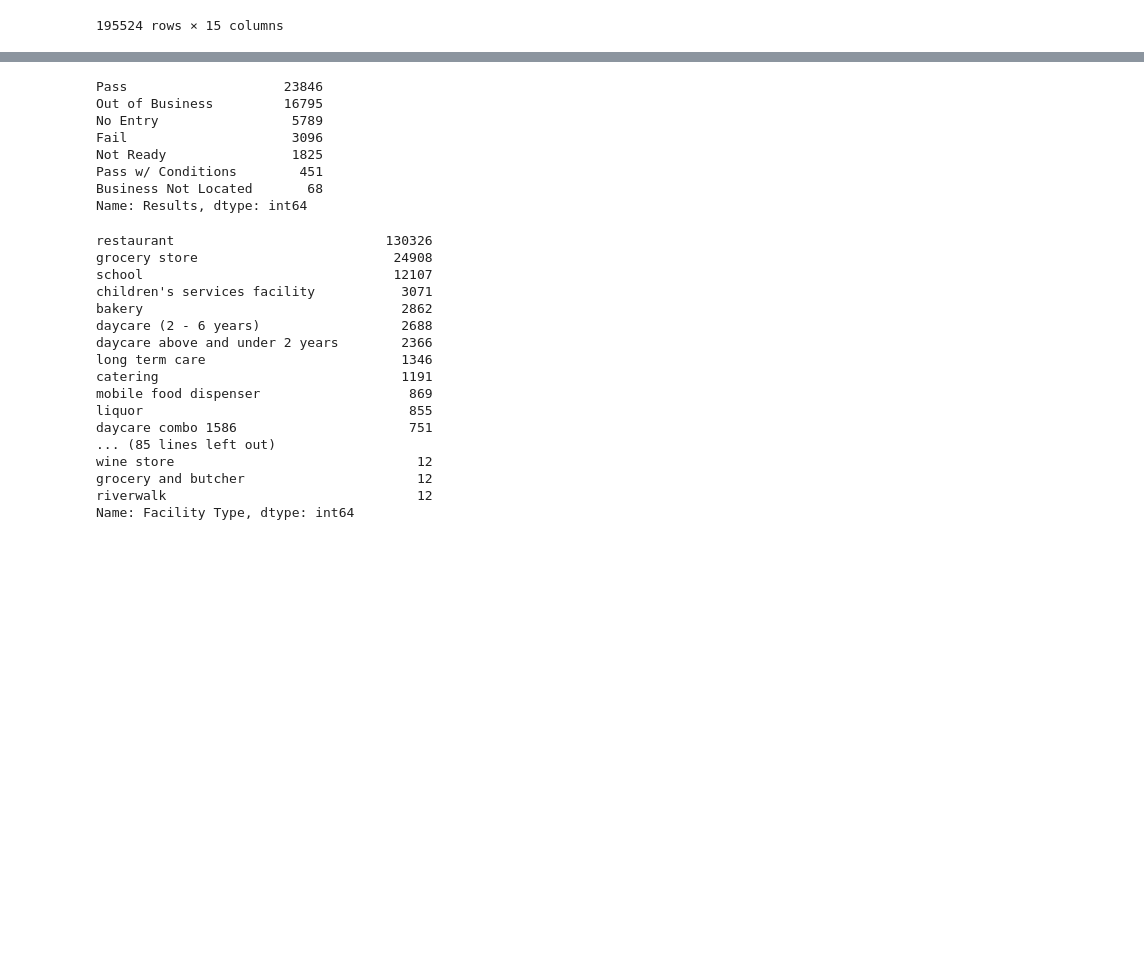
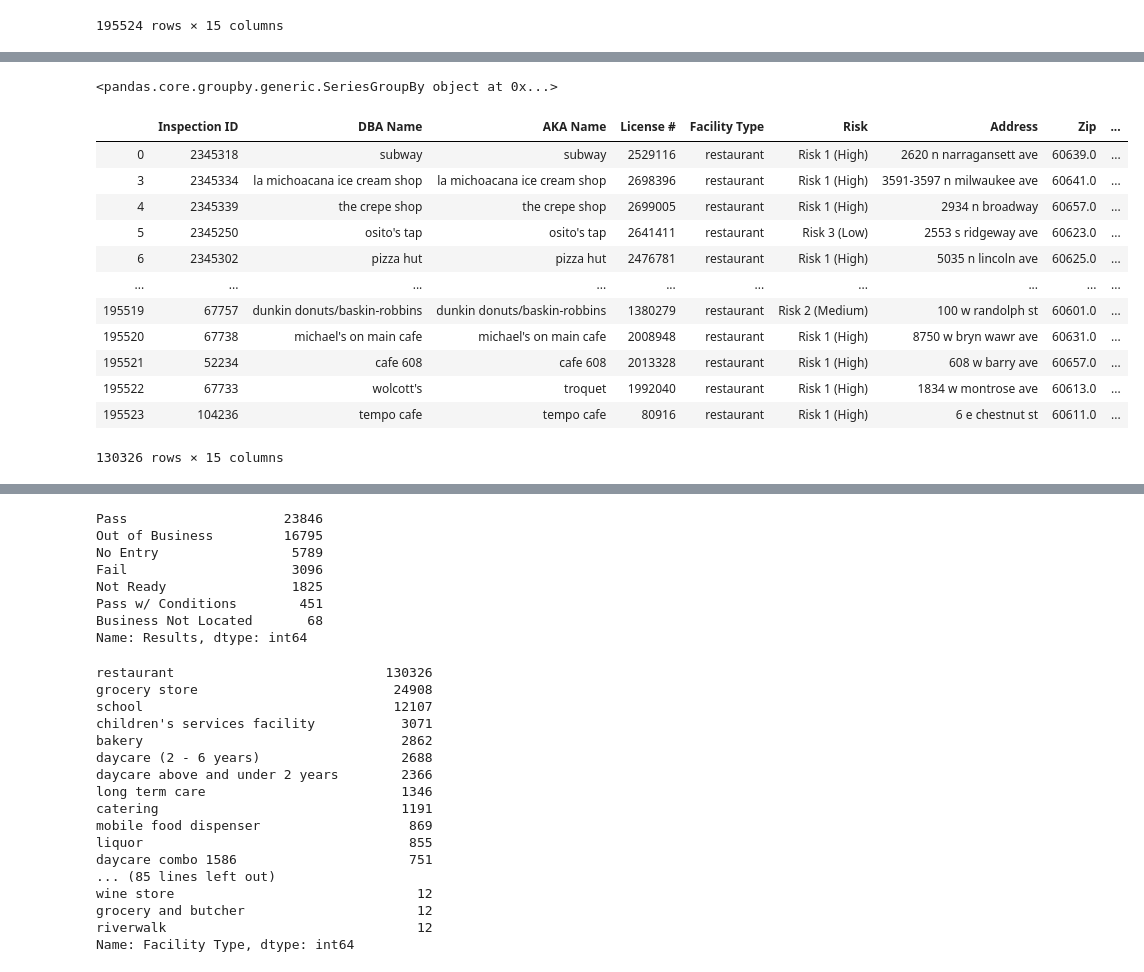
Before and after one commit to kangpl/ADA_2019_Project_MagicADA, a Jupyter notebook: project_zhenyu.ipynb, the cells around one changed output, grey strips where cells are left out. Drawn from its saved outputs; the diff is of its cells as text; code cells hidden in the pictures; blank space fills up the shorter version.

```diff
--- a/project_zhenyu.ipynb
+++ b/project_zhenyu.ipynb
@@ -129,3 +273,25 @@ chicago
+# %%
+chichgo_valid_facility_ = chicago[chicago['Facility Type'].apply(lambda x: x in valid_facility_type)]
+a = chichgo_valid_facility_.groupby("Facility Type")['violation_number']
+a
+# %% [output]
+<pandas.core.groupby.generic.SeriesGroupBy object at 0x...>
+# %%
+chicago.loc[chicago["Facility Type"] == "restaurant", :]
+# %% [output]
+|  | Inspection ID | DBA Name | AKA Name | License # | Facility Type | Risk | Address | Zip | ... |
+| 0 | 2345318 | subway | subway | 2529116 | restaurant | Risk 1 (High) | 2620 n narragansett ave | 60639.0 | ... |
+| 3 | 2345334 | la michoacana ice cream shop | la michoacana ice cream shop | 2698396 | restaurant | Risk 1 (High) | 3591-3597 n milwaukee ave | 60641.0 | ... |
+| 4 | 2345339 | the crepe shop | the crepe shop | 2699005 | restaurant | Risk 1 (High) | 2934 n broadway | 60657.0 | ... |
+| 5 | 2345250 | osito's tap | osito's tap | 2641411 | restaurant | Risk 3 (Low) | 2553 s ridgeway ave | 60623.0 | ... |
+| 6 | 2345302 | pizza hut | pizza hut | 2476781 | restaurant | Risk 1 (High) | 5035 n lincoln ave | 60625.0 | ... |
+| ... | ... | ... | ... | ... | ... | ... | ... | ... | ... |
+| 195519 | 67757 | dunkin donuts/baskin-robbins | dunkin donuts/baskin-robbins | 1380279 | restaurant | Risk 2 (Medium) | 100 w randolph st | 60601.0 | ... |
+| 195520 | 67738 | michael's on main cafe | michael's on main cafe | 2008948 | restaurant | Risk 1 (High) | 8750 w bryn wawr ave | 60631.0 | ... |
+| 195521 | 52234 | cafe 608 | cafe 608 | 2013328 | restaurant | Risk 1 (High) | 608 w barry ave | 60657.0 | ... |
+| 195522 | 67733 | wolcott's | troquet | 1992040 | restaurant | Risk 1 (High) | 1834 w montrose ave | 60613.0 | ... |
+| 195523 | 104236 | tempo cafe | tempo cafe | 80916 | restaurant | Risk 1 (High) | 6 e chestnut st | 60611.0 | ... |
+130326 rows × 15 columns
 # %%
 from scipy.sparse import csr_matrix
 import numpy as np
```
Also changed, not shown: parts of 15 cells of this notebook.
